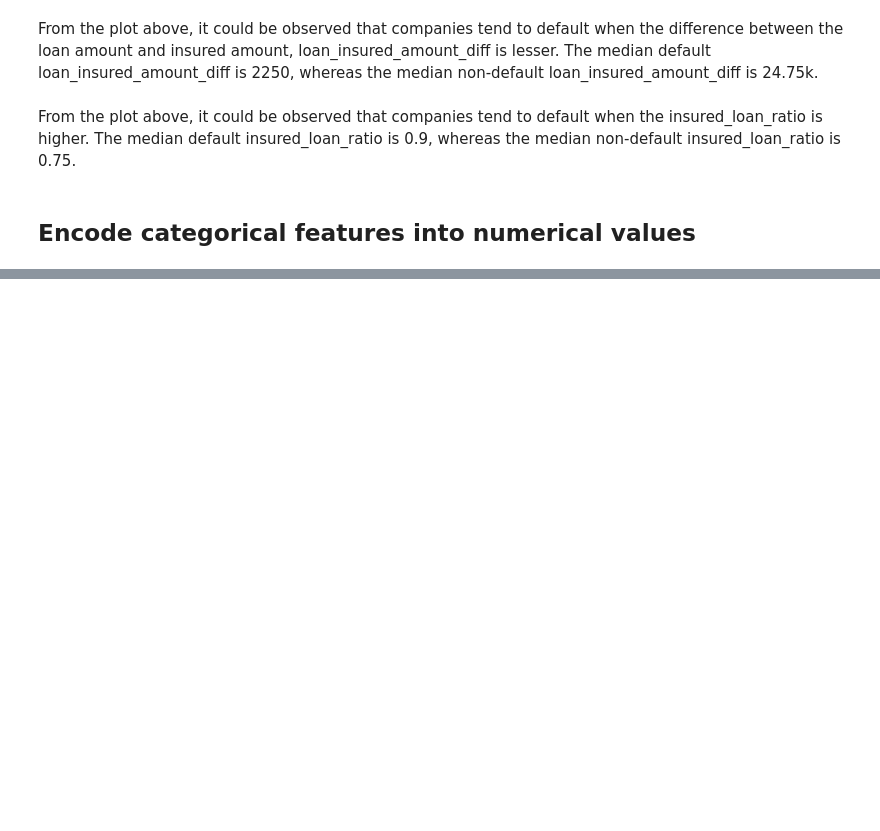
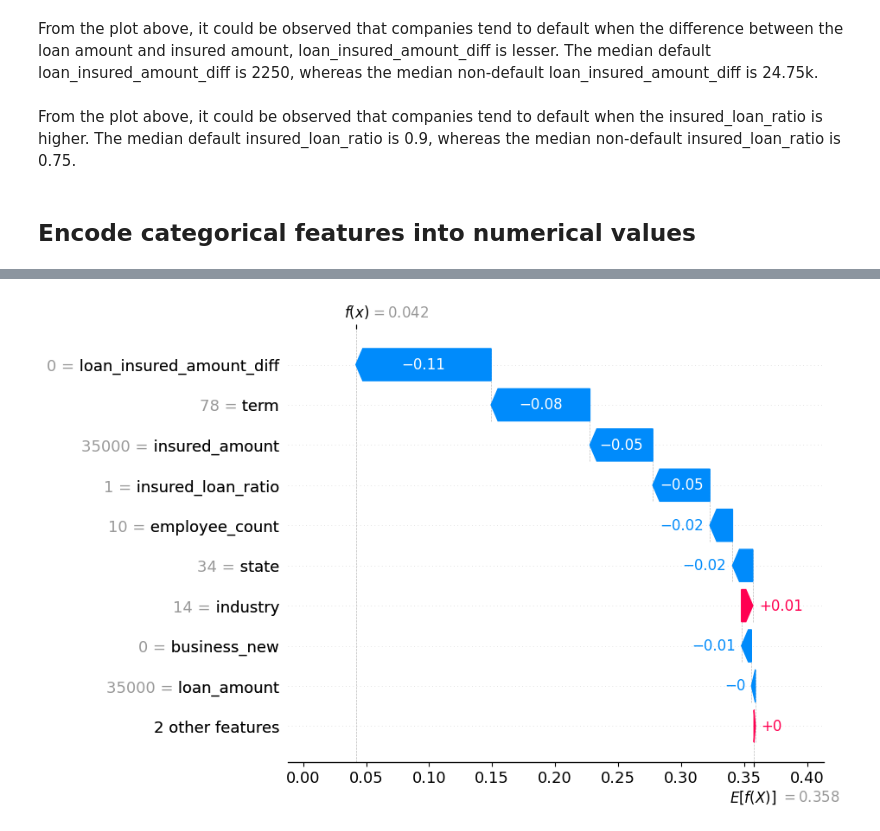
Before and after one commit to AddChew/loan-default, a Jupyter notebook: code_addison.ipynb, the cells around one changed output, grey strips where cells are left out. Cells and saved outputs as stored; diff of their text form; code cells hidden in the pictures; blank space fills up the shorter version.

```diff
--- a/code_addison.ipynb
+++ b/code_addison.ipynb
@@ -263,0 +353,4 @@ train, test, encoder_dict = encode_categorical_features(train, test)
+# %%
+shap.plots.waterfall(shap_values[0])
+# %% [output]
+[figure, added]
```
Also changed, not shown: parts of 13 cells of this notebook, 1 other file.
